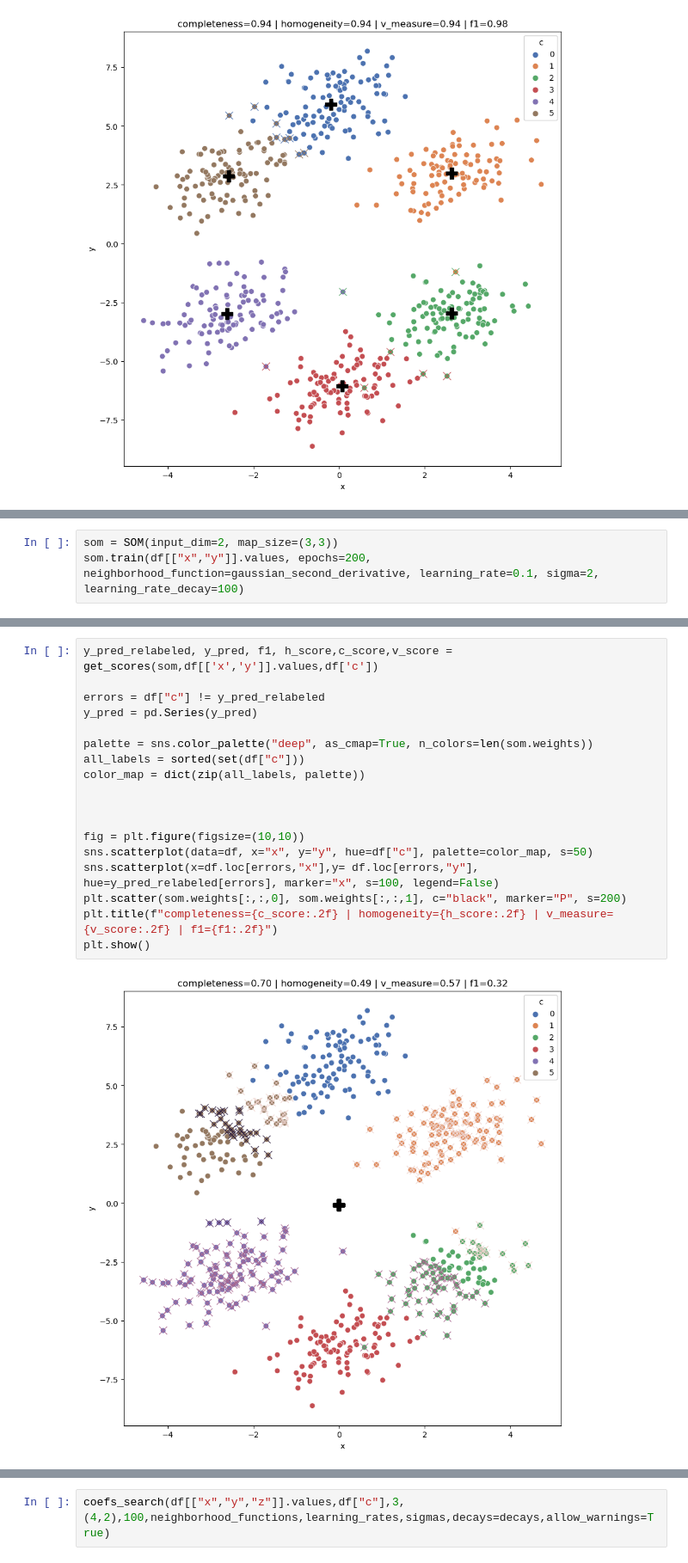
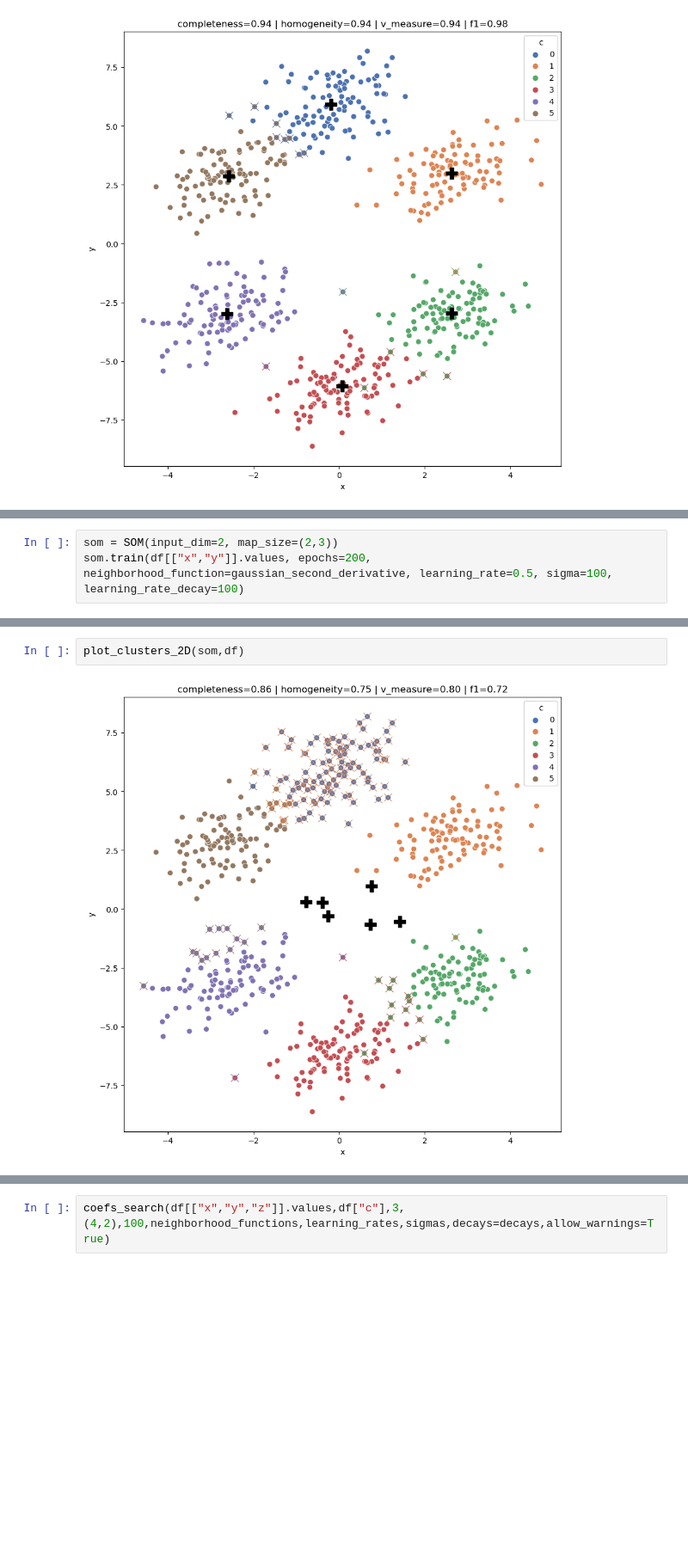
Before and after one commit to skowronskid/Computational-Analysis-Methods, a Jupyter notebook: SOM/som_experiments.ipynb, the cells around one changed output, grey strips where cells are left out. Shown at 86% size. Drawn from its saved outputs; the diff is of its cells as text; blank space fills up the shorter version.

```diff
--- a/SOM/som_experiments.ipynb
+++ b/SOM/som_experiments.ipynb
@@ -223,3 +246,3 @@ plot_clusters_2D(som,df)
 # %%
-som = SOM(input_dim=2, map_size=(3,3))
-som.train(df[["x","y"]].values, epochs=200, neighborhood_function=gaussian_second_derivative, learning_rate=0.1, sigma=2, learning_rate_decay=100)
+som = SOM(input_dim=2, map_size=(2,3))
+som.train(df[["x","y"]].values, epochs=200, neighborhood_function=gaussian_second_derivative, learning_rate=0.5, sigma=100, learning_rate_decay=100)
@@ -240,20 +249,4 @@ array([[[-0.00168381, -0.07469648],
-# %%
-y_pred_relabeled, y_pred, f1, h_score,c_score,v_score = get_scores(som,df[['x','y']].values,df['c'])
-
-errors = df["c"] != y_pred_relabeled
-y_pred = pd.Series(y_pred)
-
-palette = sns.color_palette("deep", as_cmap=True, n_colors=len(som.weights))
-all_labels = sorted(set(df["c"]))
-color_map = dict(zip(all_labels, palette))
-
-
-
-fig = plt.figure(figsize=(10,10))
-sns.scatterplot(data=df, x="x", y="y", hue=df["c"], palette=color_map, s=50)
-sns.scatterplot(x=df.loc[errors,"x"],y= df.loc[errors,"y"], hue=y_pred_relabeled[errors], marker="x", s=100, legend=False)
-plt.scatter(som.weights[:,:,0], som.weights[:,:,1], c="black", marker="P", s=200)
-plt.title(f"completeness={c_score:.2f} | homogeneity={h_score:.2f} | v_measure={v_score:.2f} | f1={f1:.2f}")
-plt.show()
-# %% [output]
-[figure, removed]
+# %%
+plot_clusters_2D(som,df)
+# %% [output]
+[figure, added]
```
Also changed, not shown: parts of 73 cells of this notebook.
